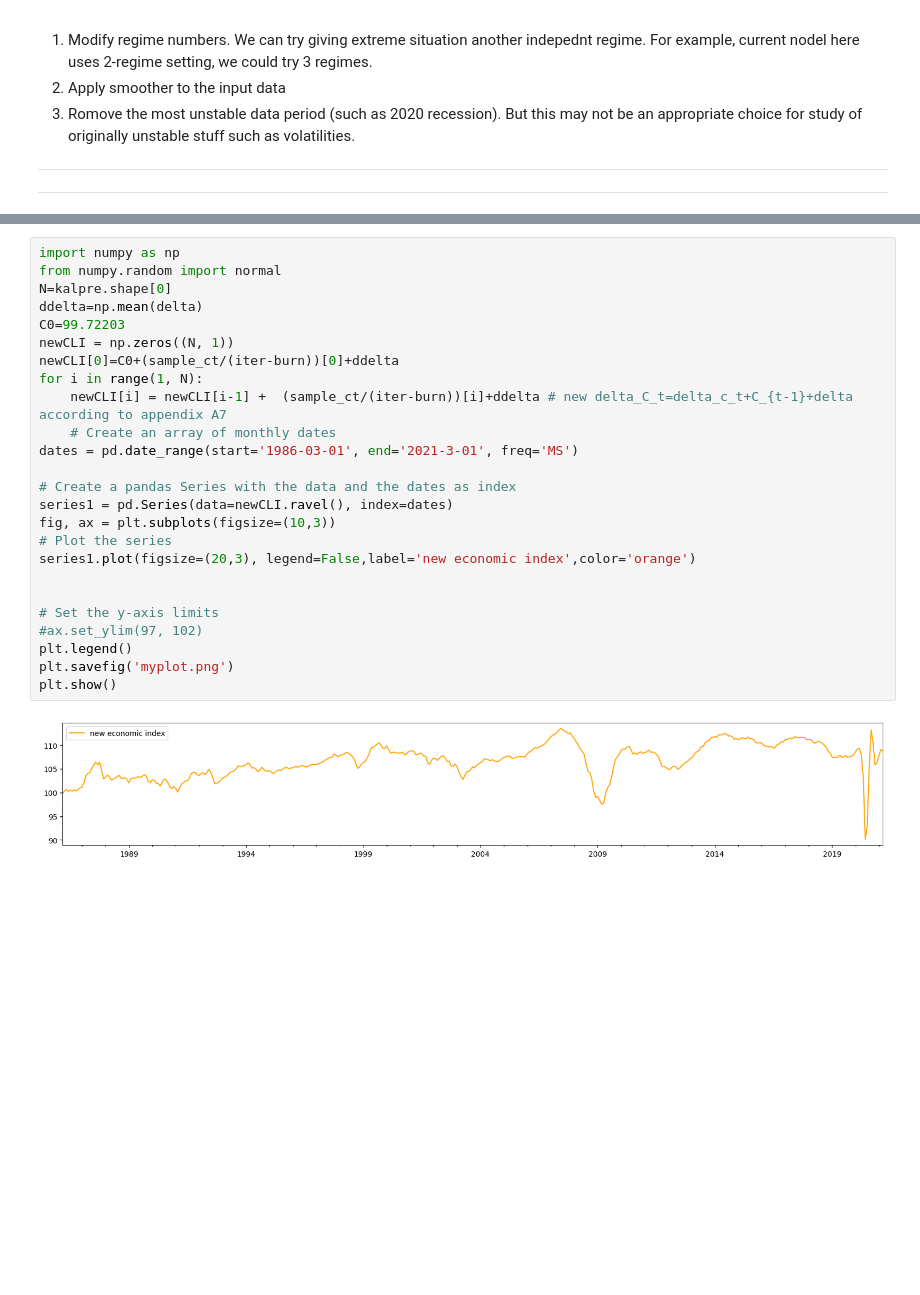
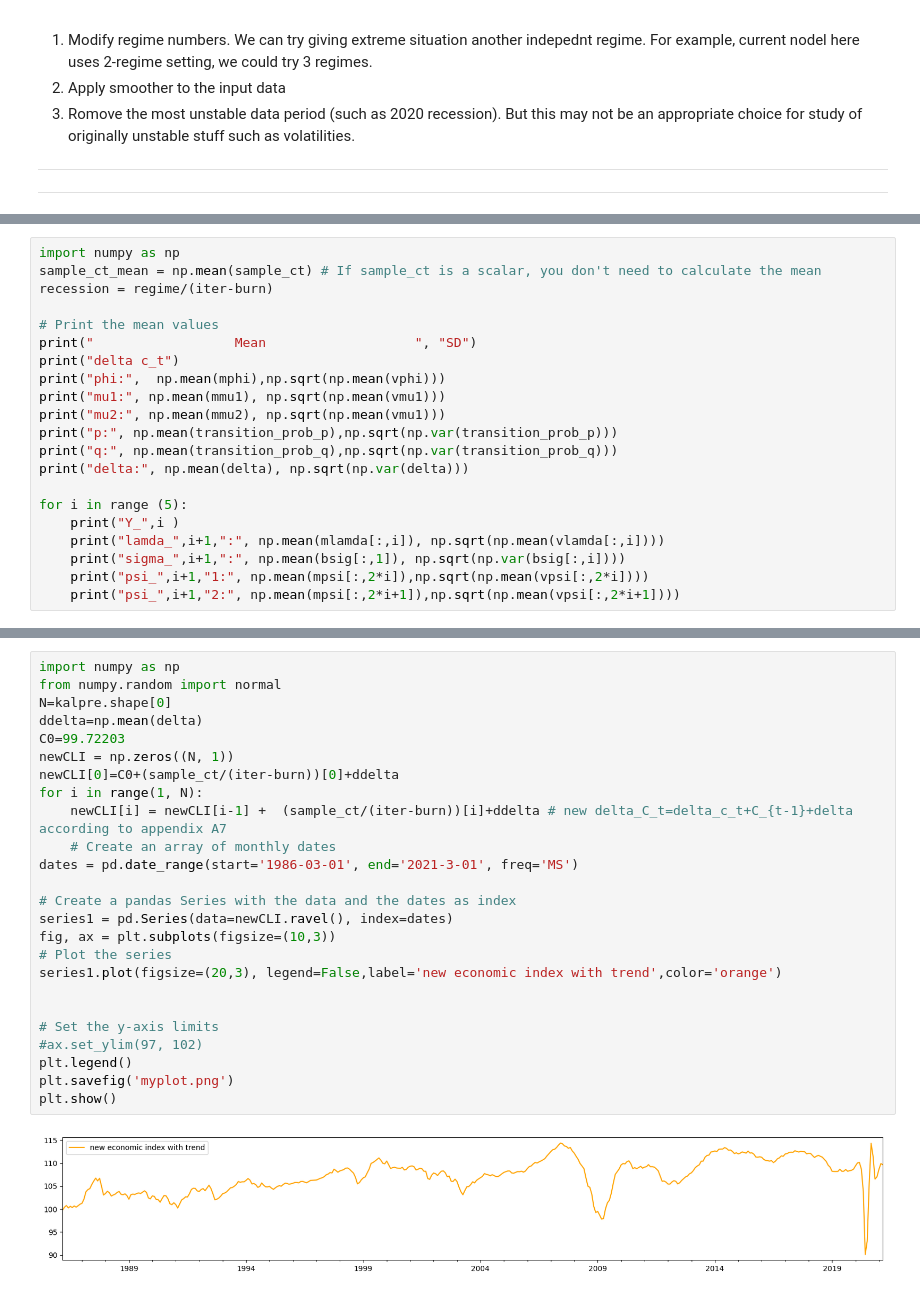
Before and after one commit to Buchunwang/UK-CLI, a Jupyter notebook: kim_nelson_uk_data_28_07_test.ipynb, the cells around one changed output, grey strips where cells are left out. Cells and saved outputs as stored; diff of their text form; blank space fills up the shorter version.

```diff
--- a/kim_nelson_uk_data_28_07_test.ipynb
+++ b/kim_nelson_uk_data_28_07_test.ipynb
@@ -1475,0 +1160,21 @@ var of delta: 0.0
+# %%
+import numpy as np
+sample_ct_mean = np.mean(sample_ct) # If sample_ct is a scalar, you don't need to calculate the mean
+recession = regime/(iter-burn)
+
+# Print the mean values
+print("                  Mean                   ", "SD")
+print("delta c_t")
+print("phi:",  np.mean(mphi),np.sqrt(np.mean(vphi)))
+print("mu1:", np.mean(mmu1), np.sqrt(np.mean(vmu1)))
+print("mu2:", np.mean(mmu2), np.sqrt(np.mean(vmu1)))
+print("p:", np.mean(transition_prob_p),np.sqrt(np.var(transition_prob_p)))
+print("q:", np.mean(transition_prob_q),np.sqrt(np.var(transition_prob_q)))
+print("delta:", np.mean(delta), np.sqrt(np.var(delta)))
+
+for i in range (5):
+    print("Y_",i )
+    print("lamda_",i+1,":", np.mean(mlamda[:,i]), np.sqrt(np.mean(vlamda[:,i])))
+    print("sigma_",i+1,":", np.mean(bsig[:,1]), np.sqrt(np.var(bsig[:,i])))
+    print("psi_",i+1,"1:", np.mean(mpsi[:,2*i]),np.sqrt(np.mean(vpsi[:,2*i])))
+    print("psi_",i+1,"2:", np.mean(mpsi[:,2*i+1]),np.sqrt(np.mean(vpsi[:,2*i+1])))
@@ -1493,27 +1216,27 @@ plt.show()
 # %%
 import numpy as np
 from numpy.random import normal
 N=kalpre.shape[0]
 ddelta=np.mean(delta)
 C0=99.72203
 newCLI = np.zeros((N, 1))
 newCLI[0]=C0+(sample_ct/(iter-burn))[0]+ddelta
 for i in range(1, N):
     newCLI[i] = newCLI[i-1] +  (sample_ct/(iter-burn))[i]+ddelta # new delta_C_t=delta_c_t+C_{t-1}+delta according to appendix A7
     # Create an array of monthly dates
 dates = pd.date_range(start='1986-03-01', end='2021-3-01', freq='MS')
 
 # Create a pandas Series with the data and the dates as index
 series1 = pd.Series(data=newCLI.ravel(), index=dates)
 fig, ax = plt.subplots(figsize=(10,3))
 # Plot the series
-series1.plot(figsize=(20,3), legend=False,label='new economic index',color='orange')
+series1.plot(figsize=(20,3), legend=False,label='new economic index with trend',color='orange')
 
 
 # Set the y-axis limits
 #ax.set_ylim(97, 102)
 plt.legend()
 plt.savefig('myplot.png')
 plt.show()
 # %% [output]
-[figure, old version]
+[figure, new version]
```
Also changed, not shown: parts of 9 cells of this notebook.
